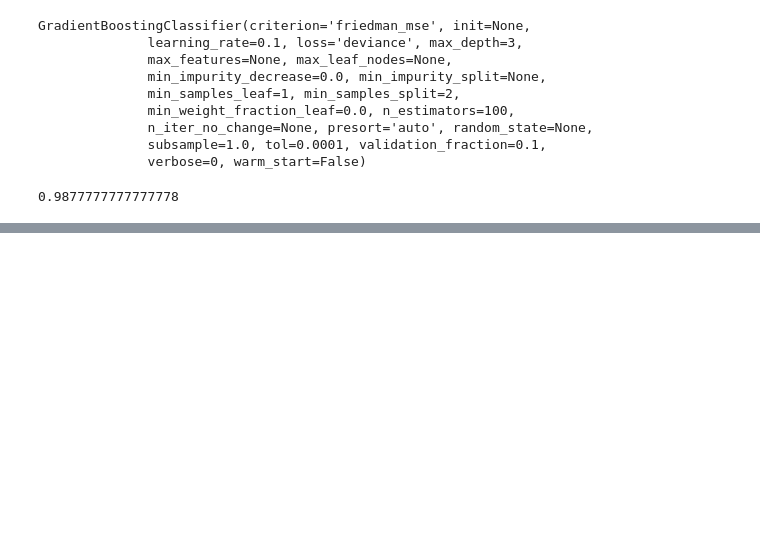
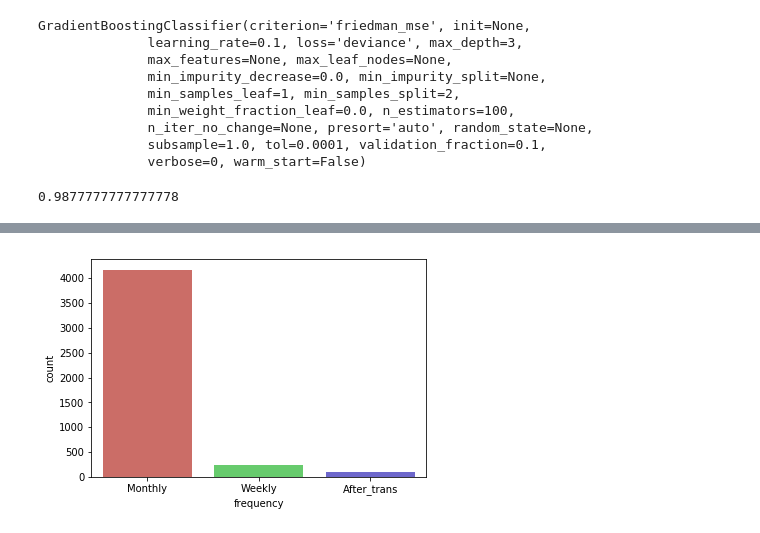
Before and after one commit to osmaac/master-data-science, a Jupyter notebook: TenenciaProductosBancoCheco-Copy2.ipynb, the cells around one changed output, grey strips where cells are left out. Saved outputs shown, nothing was run; the diff lists cells and outputs as text; code cells hidden in the pictures; blank space fills up the shorter version.

```diff
--- a/TenenciaProductosBancoCheco-Copy2.ipynb
+++ b/TenenciaProductosBancoCheco-Copy2.ipynb
@@ -285,0 +512,5 @@ reg_test.fit(X,y)
+# %%
+sns.countplot(x='frequency',data=df, palette='hls')
+plt.show()
+# %% [output]
+[figure, added]
```
Also changed, not shown: parts of 61 cells of this notebook.
